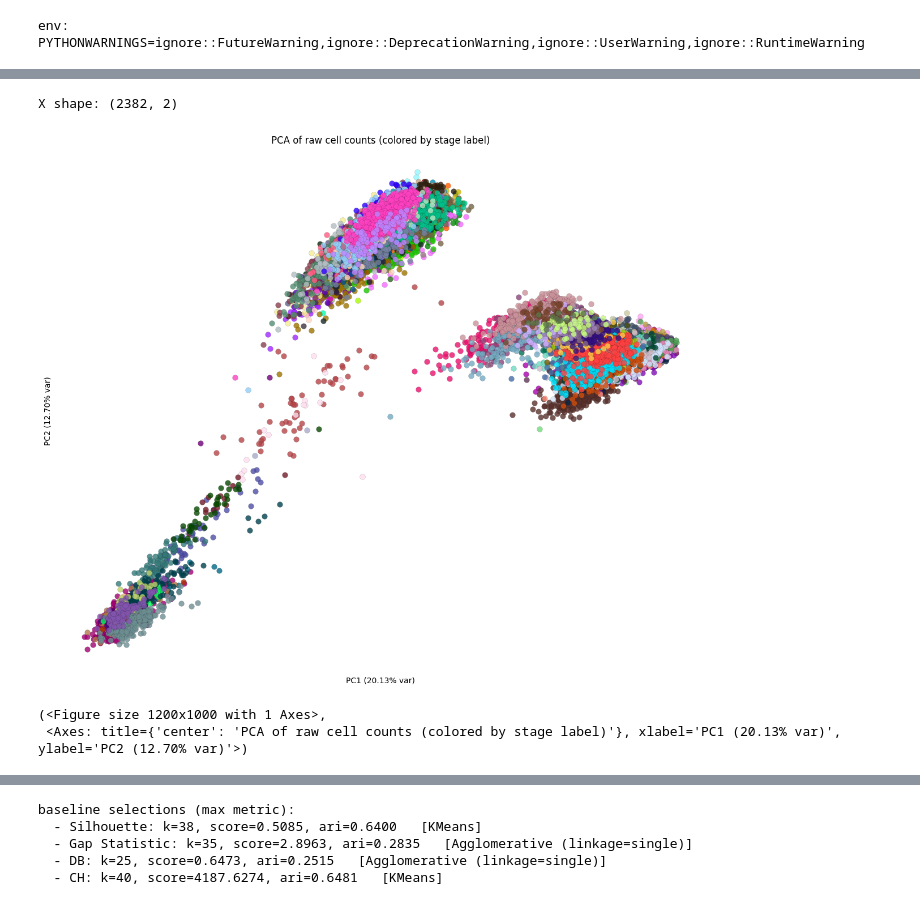
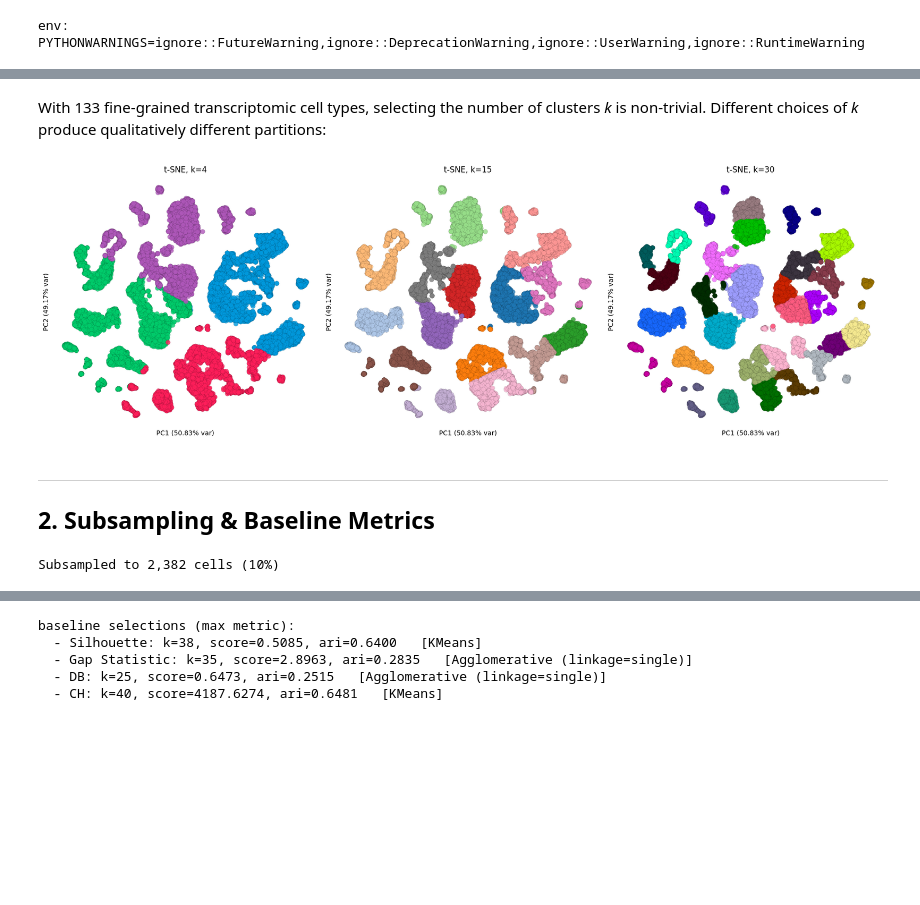
Before and after one commit to DataSlingers/CARVE, a Jupyter notebook: notebooks/case_studies/Tasic.ipynb, the cells around one changed output, grey strips where cells are left out. Cells and saved outputs as stored; diff of their text form; code cells hidden in the pictures; blank space fills up the shorter version.

```diff
--- a/notebooks/case_studies/Tasic.ipynb
+++ b/notebooks/case_studies/Tasic.ipynb
@@ -139,5 +121,28 @@ Number of unique cell types in y: 133
+# %% [markdown]
+With 133 fine-grained transcriptomic cell types, selecting the number of clusters *k* is non-trivial. Different choices of *k* produce qualitatively different partitions:
+# %%
+labels_4 = KMeans(n_clusters=4, random_state=RANDOM_SEED).fit_predict(Z)
+labels_15 = KMeans(n_clusters=15, random_state=RANDOM_SEED).fit_predict(Z)
+labels_30 = KMeans(n_clusters=30, random_state=RANDOM_SEED).fit_predict(Z)
+
+fig, axes = plt.subplots(1, 3, figsize=(18, 6))
+
+plot_dim_red(X=Z, y=labels_4, legend_title="Cluster", ax=axes[0], show=False, show_legend=False, title="t-SNE, k=4")
+plot_dim_red(X=Z, y=labels_15, legend_title="Cluster", ax=axes[1], show=False, show_legend=False, title="t-SNE, k=15")
+plot_dim_red(X=Z, y=labels_30, legend_title="Cluster", ax=axes[2], show=False, show_legend=False, title="t-SNE, k=30")
+
+plt.tight_layout()
+plt.show()
+# %% [output]
+[figure, added]
+# %% [markdown]
+---
+
+## 2. Subsampling & Baseline Metrics
 # %%
-# Stratified subsampling
+X = Z
+y = y_raw
+
 if SUBSAMPLE:
     if isinstance(subsample_size, float):
         subsample_size = int(subsample_size * X.shape[0])
@@ -147,19 +152,10 @@ if SUBSAMPLE:
     _, idx = next(sss.split(X, y_raw))
     selected_idx = y_raw.index[idx]
 
-    X_sub = X[idx]
-    y_sub = y_raw.loc[selected_idx]
+    X = X[idx]
+    y = y_raw.loc[selected_idx]
 
-    X = X_sub
-    y = y_sub
-
-    print("X shape:", X.shape)
+    print(f"Subsampled to {X.shape[0]:,} cells ({frac:.0%})")
 # %% [output]
-X shape: (2382, 2)
+Subsampled to 2,382 cells (10%)
-# %%
-plot_dim_red(X=X_raw, y=y_raw, show_legend=False)
-# %% [output]
-[figure, removed]
-(<Figure size 1200x1000 with 1 Axes>,
- <Axes: title={'center': 'PCA of raw cell counts (colored by stage label)'}, xlabel='PC1 (20.13% var)', ylabel='PC2 (12.70% var)'>)
 # %%
```
Also changed, not shown: parts of 55 cells of this notebook, 8 other files.
